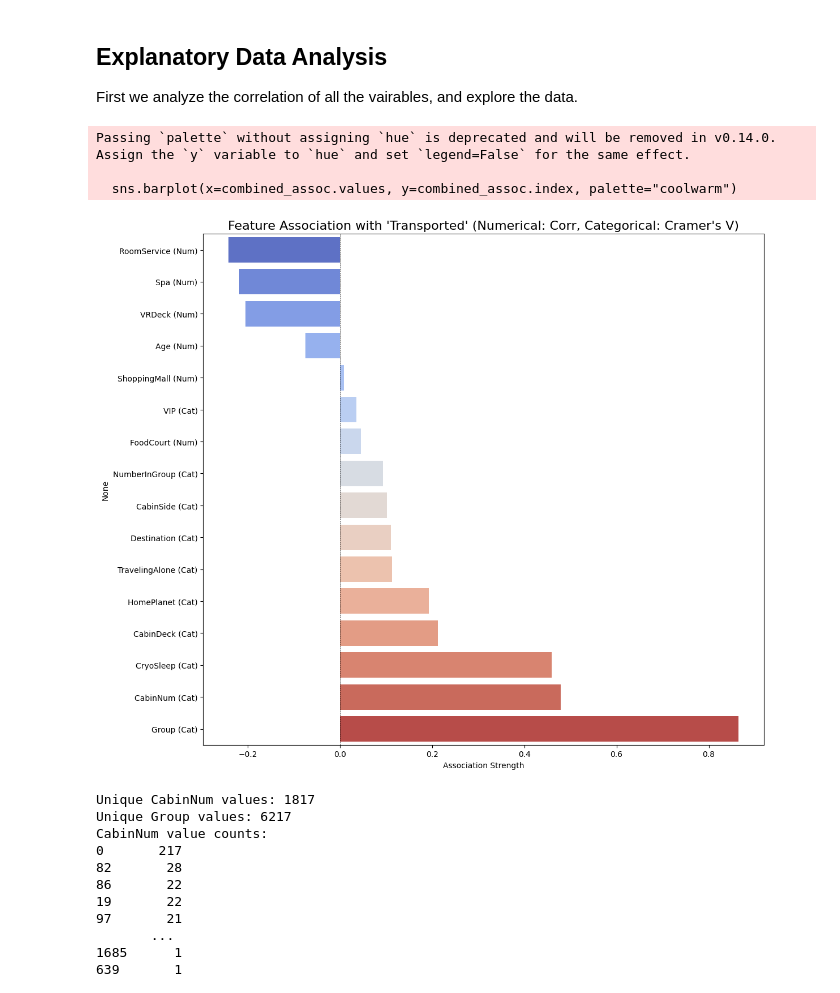
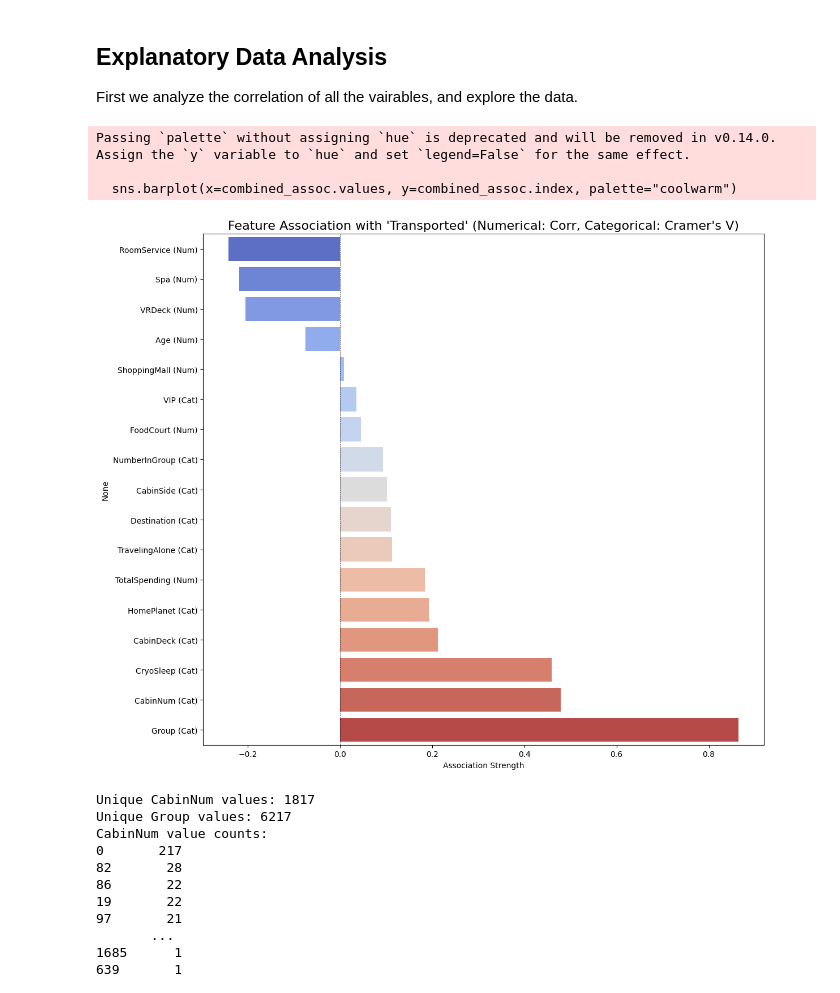
Before and after one commit to charlotteZ765/347project, a Jupyter notebook: QTM347Project.ipynb, the cells around one changed output. Cells and saved outputs as stored; diff of their text form; code cells hidden in the pictures.

```diff
--- a/QTM347Project.ipynb
+++ b/QTM347Project.ipynb
@@ -76,39 +76,39 @@ import seaborn as sns
 from scipy.stats import chi2_contingency
 
 # Define columns
-num_features = ['CryoSleep', 'VIP', 'Age', 'RoomService', 'FoodCourt', 'ShoppingMall', 'Spa', 'VRDeck', 'TravelingAlone']
+num_features = ['Age', 'RoomService', 'FoodCourt', 'ShoppingMall', 'Spa', 'VRDeck','TotalSpending']
 cat_features = ['HomePlanet', 'CryoSleep', 'Destination', 'VIP', 'Group', 'NumberInGroup', 'CabinDeck', 'CabinNum', 'CabinSide', 'TravelingAlone']
 
 # Numerical correlation with 'Transported'
 num_corr = df[num_features + ['Transported']].corr()['Transported'].drop('Transported')
 num_corr.index = [f"{col} (Num)" for col in num_corr.index]
 
 # Categorical: Cramer's V with 'Transported'
 def cramers_v(col):
     contingency = pd.crosstab(df[col], df['Transported'])
     chi2, _, _, _ = chi2_contingency(contingency)
     n = contingency.sum().sum()
     return np.sqrt(chi2 / (n * (min(contingency.shape) - 1)))
 
 cat_cramers_v = pd.Series({col: cramers_v(col) for col in cat_features})
 cat_cramers_v.index = [f"{col} (Cat)" for col in cat_cramers_v.index]
 
 # Combine and sort
 combined_assoc = pd.concat([num_corr, cat_cramers_v]).sort_values()
 
 # Plot
 plt.figure(figsize=(12, 10))
 sns.barplot(x=combined_assoc.values, y=combined_assoc.index, palette="coolwarm")
 plt.title("Feature Association with 'Transported' (Numerical: Corr, Categorical: Cramer's V)", fontsize=16)
 plt.xlabel("Association Strength")
 plt.axvline(x=0, color='black', linestyle='--', linewidth=0.5)
 plt.tight_layout()
 plt.show()
 # %% [output]
 Passing `palette` without assigning `hue` is deprecated and will be removed in v0.14.0. Assign the `y` variable to `hue` and set `legend=False` for the same effect.
 
   sns.barplot(x=combined_assoc.values, y=combined_assoc.index, palette="coolwarm")
-[figure, old version]
+[figure, new version]
 # %%
 print("Unique CabinNum values:", df['CabinNum'].nunique())
 print("Unique Group values:", df['Group'].nunique())
```
Also changed, not shown: 1 other file.
